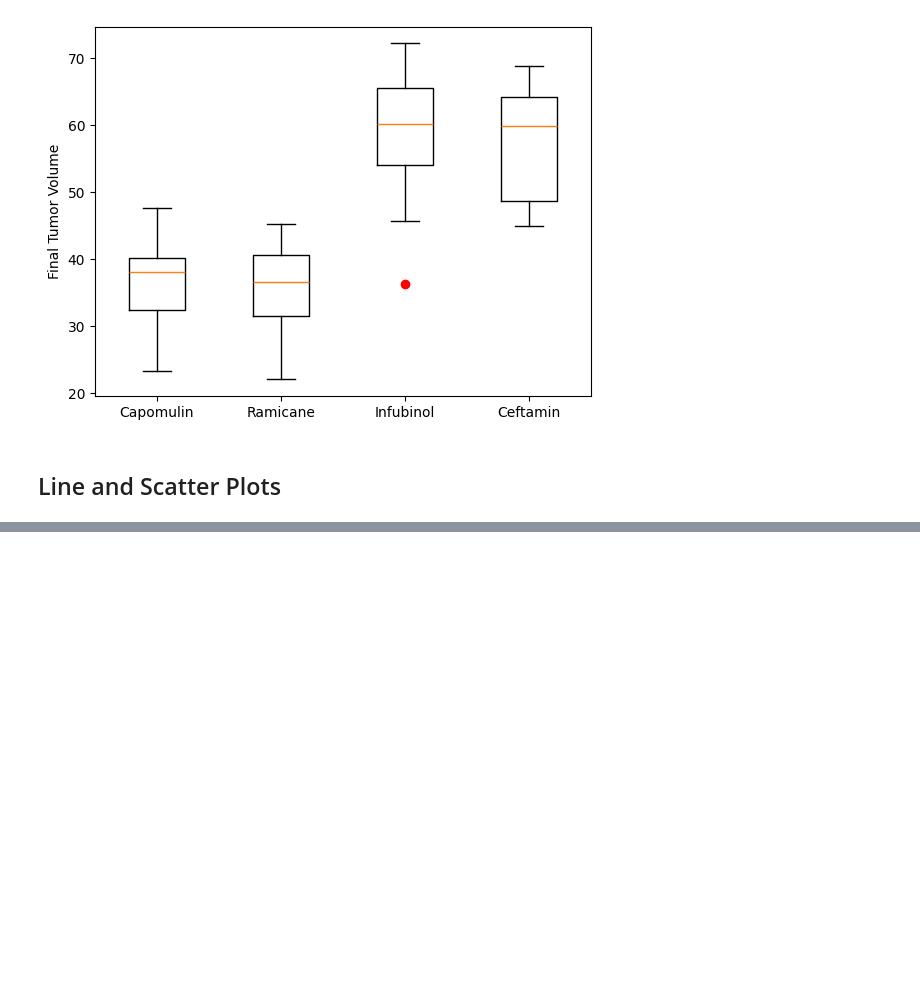
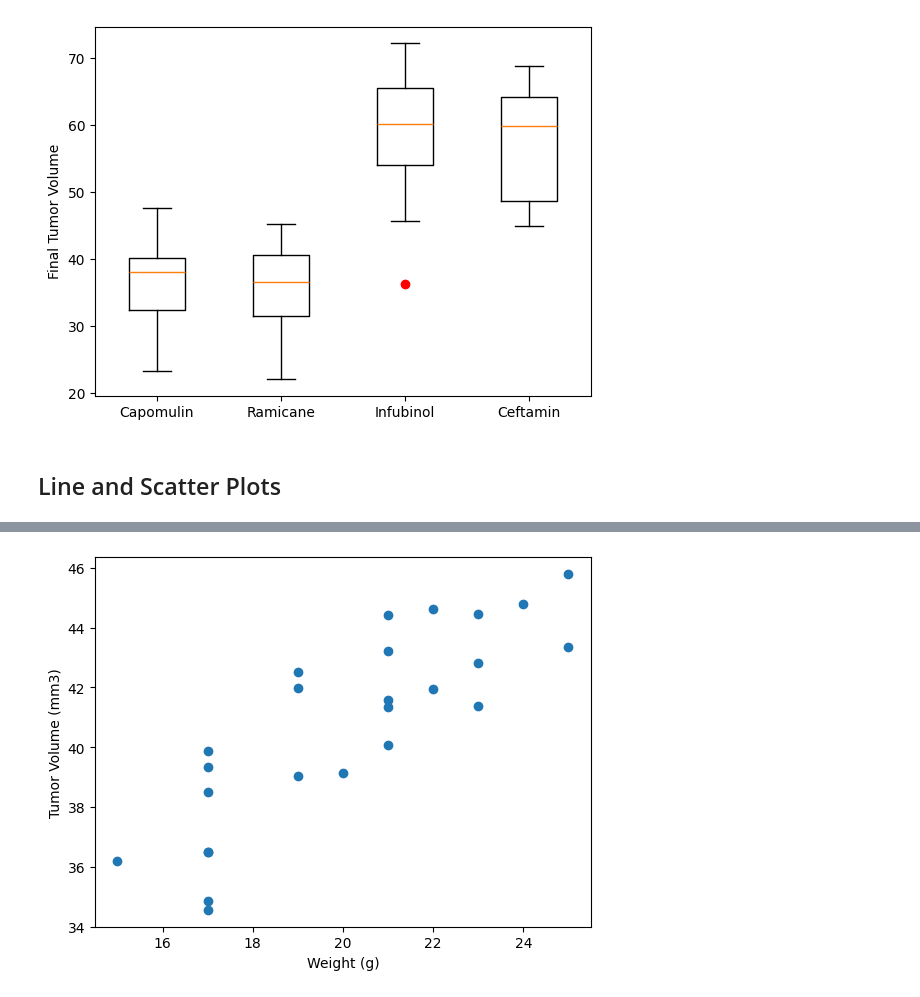
Before and after one commit to Ray-Marshal/visualization_challenge, a Jupyter notebook: pymaceuticals_final.ipynb, the cells around one changed output, grey strips where cells are left out. Drawn from its saved outputs; the diff is of its cells as text; code cells hidden in the pictures; blank space fills up the shorter version.

```diff
--- a/pymaceuticals_final.ipynb
+++ b/pymaceuticals_final.ipynb
@@ -310,0 +284,12 @@ plt.show()
+# %%
+# Generate a scatter plot of mouse weight vs. the average observed tumor volume for the entire Capomulin regimen
+capomulin_df = mouse_study_df.loc[mouse_study_df[mouse_study_df["Drug Regimen"]=="Capomulin"].index]
+capomulin_df = capomulin_df.groupby("Mouse ID").agg({"Tumor Volume (mm3)": "mean", "Weight (g)": "mean"})
+x_values = capomulin_df["Weight (g)"]
+y_values = capomulin_df["Tumor Volume (mm3)"]
+plt.scatter(x_values, y_values)
+plt.xlabel("Weight (g)")
+plt.ylabel("Tumor Volume (mm3)")
+plt.show()
+# %% [output]
+[figure, added]
```
Also changed, not shown: parts of 8 cells of this notebook.
